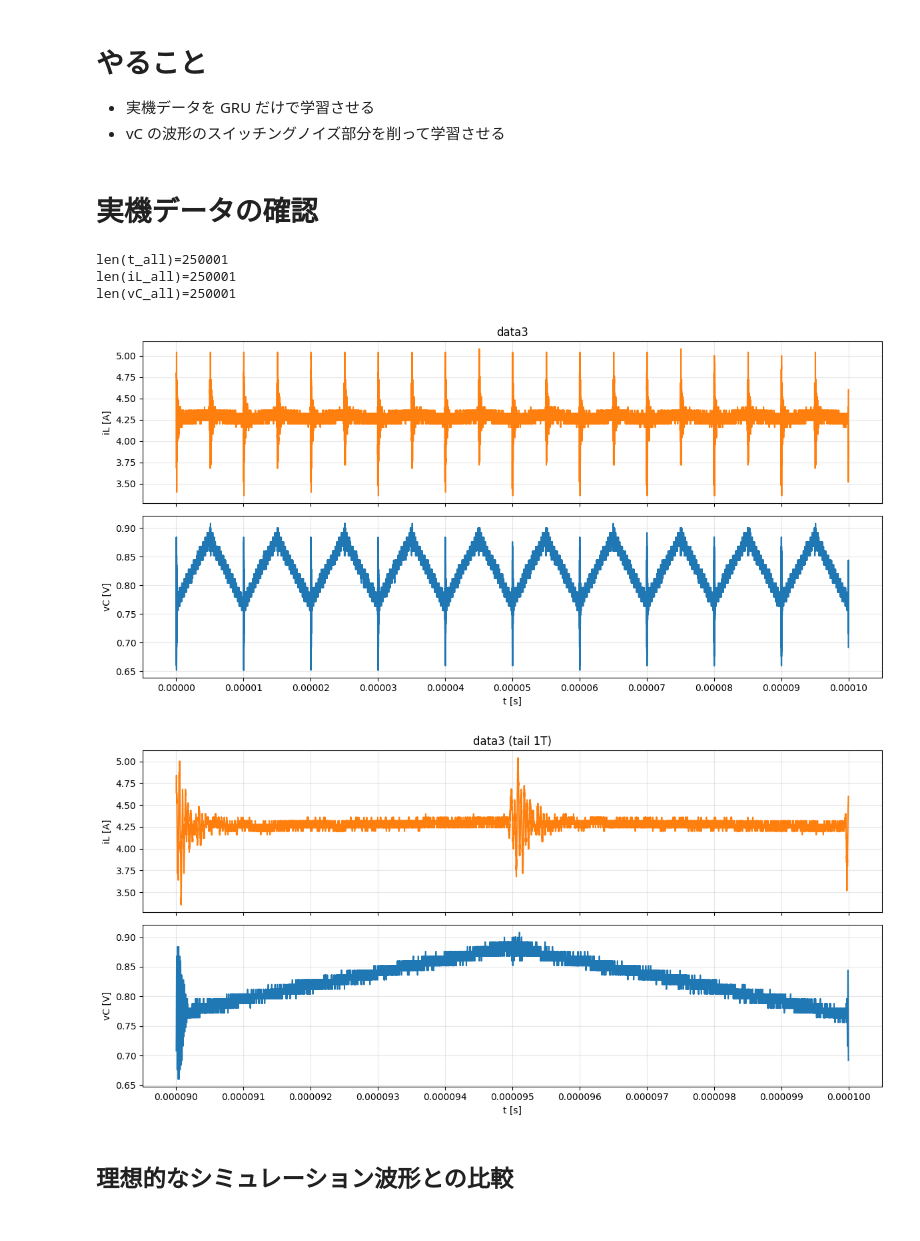
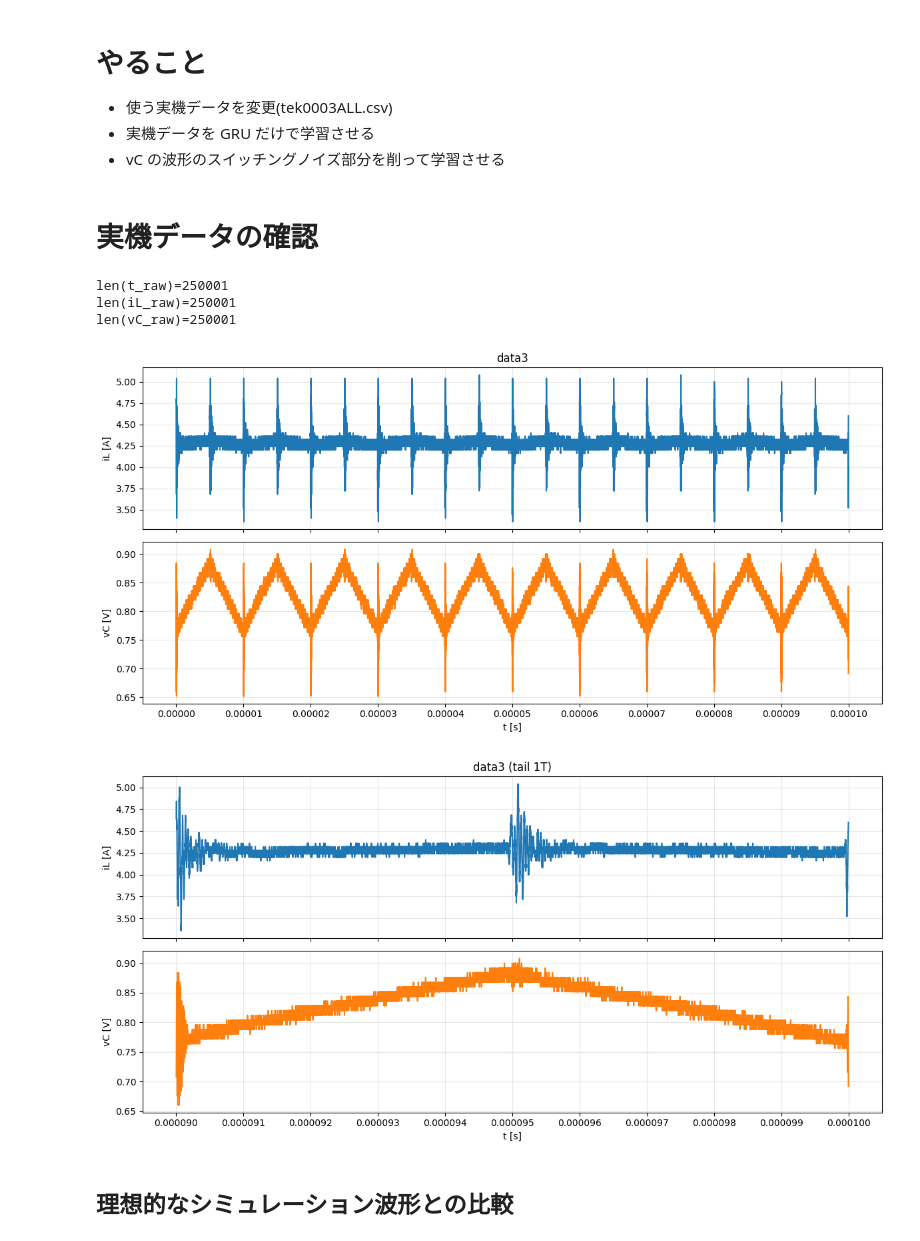
Before and after one commit to University-Laboratory/rnn-pann, a Jupyter notebook: actual_machine_notebooks/note2/note2.ipynb, the cells around one changed output. Drawn from its saved outputs; the diff is of its cells as text; code cells hidden in the pictures.

Commit message:
feat: Update notebook to reflect changes in data variables and enhance plotting functions with color constants

```diff
--- a/actual_machine_notebooks/note2/note2.ipynb
+++ b/actual_machine_notebooks/note2/note2.ipynb
@@ -1,6 +1,7 @@
 # %% [markdown]
 # やること
 
+- 使う実機データを変更(tek0003ALL.csv)
 - 実機データを GRU だけで学習させる
 - vC の波形のスイッチングノイズ部分を削って学習させる
 # %%
@@ -58,32 +59,32 @@ gru_epochs = 200
 # %% [markdown]
 # 実機データの確認
 # %%
-t_all, iL_all, vC_all = load_data(
+t_raw, iL_raw, vC_raw = load_data(
     path=path_list.path3,
     downsample_step=1,  # ダウンスケールしない
     T=T,
     cycles=cycles,
 )
 
-print(f"{len(t_all)=}")
-print(f"{len(iL_all)=}")
-print(f"{len(vC_all)=}")
+print(f"{len(t_raw)=}")
+print(f"{len(iL_raw)=}")
+print(f"{len(vC_raw)=}")
 
 plot_iLvC(
-    t_all,
-    iL_all,
-    vC_all,
+    t_raw,
+    iL_raw,
+    vC_raw,
     T=T,
     title="data3",
     show_tail_10=False,
 )
 plt.show()
 # %% [output]
-len(t_all)=250001
-len(iL_all)=250001
-len(vC_all)=250001
+len(t_raw)=250001
+len(iL_raw)=250001
+len(vC_raw)=250001
-[figure, old version]
+[figure, new version]
-[figure, old version]
+[figure, new version]
 # %% [markdown]
 ## 理想的なシミュレーション波形との比較
 # %%
```
Also changed, not shown: parts of 3 cells of this notebook, 1 other file.
